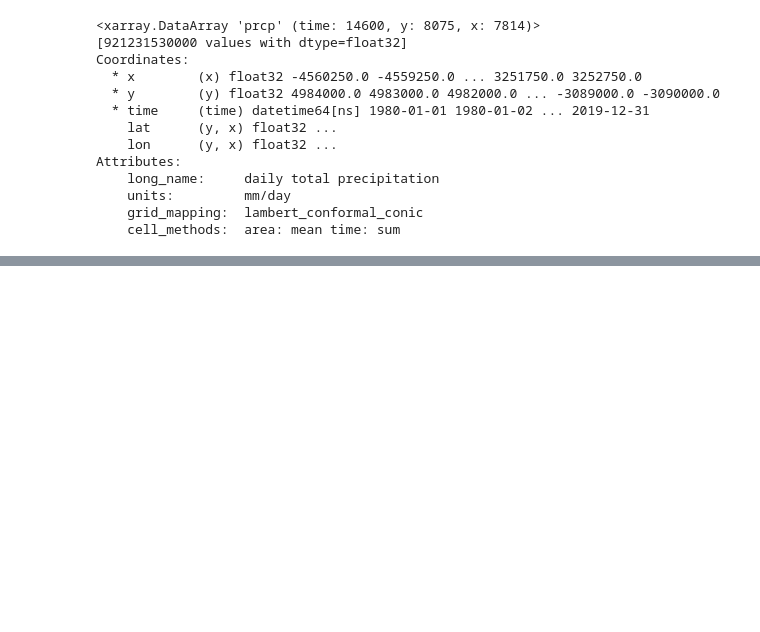
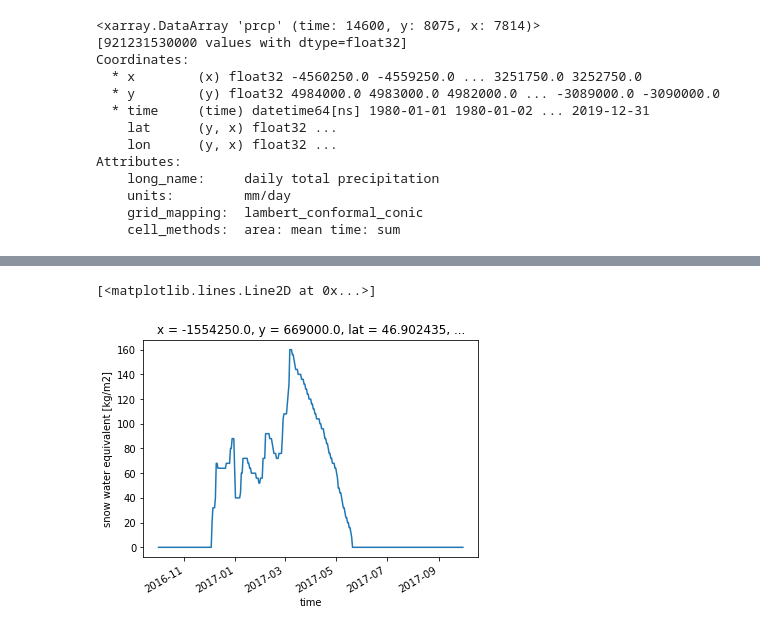
Before and after one commit to waterhackweek/waterdata, a Jupyter notebook: gridded_data_tutorial_2.ipynb, the cells around one changed output, grey strips where cells are left out. Cells and saved outputs as stored; diff of their text form; code cells hidden in the pictures; blank space fills up the shorter version.

```diff
--- a/gridded_data_tutorial_2.ipynb
+++ b/gridded_data_tutorial_2.ipynb
@@ -278,0 +217,6 @@ xr                             module       <module 'xarray' from '/o<...>ages/x
+# %%
+# Define a point with Longitude and Latitude (EPSG:4326)
+my_point_lon_lat = gpd.GeoSeries(Point(-121.6, 46.9), crs='epsg:4326')
+
+# Convert to the DayMet coordinate reference system as we did previously with our bounding box
+my_point = my_point_lon_lat.to_crs(daymet_crs)
@@ -278,0 +229,3 @@ xr                             module       <module 'xarray' from '/o<...>ages/x
+# %%
+# Select from DayMet SWE a time slice and an x and y point using the 'nearest' method
+my_point_swe = washington.swe.sel(time=slice('10-2016','9-2017')).sel(x=my_point.x[0], y=my_point.y[0], method='nearest')
@@ -278,0 +249,6 @@ xr                             module       <module 'xarray' from '/o<...>ages/x
+# %%
+# Plot SWE at this point
+my_point_swe.plot()
+# %% [output]
+[<matplotlib.lines.Line2D at 0x...>]
+[figure, added]
```
Also changed, not shown: parts of 60 cells of this notebook.
